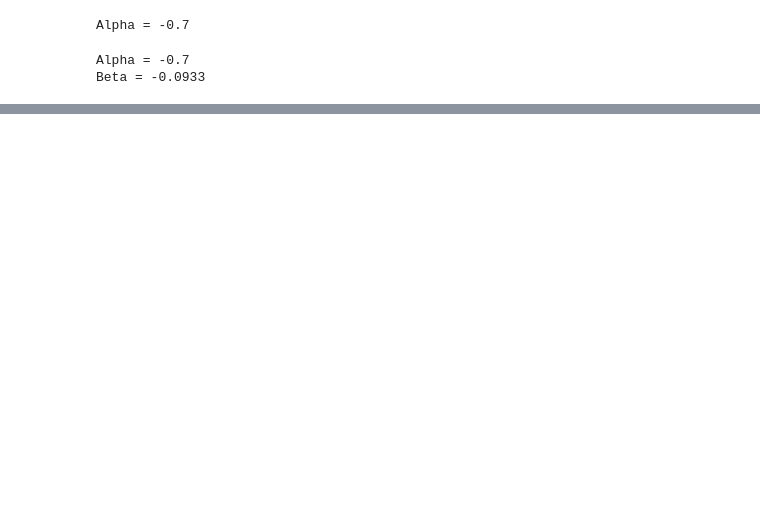
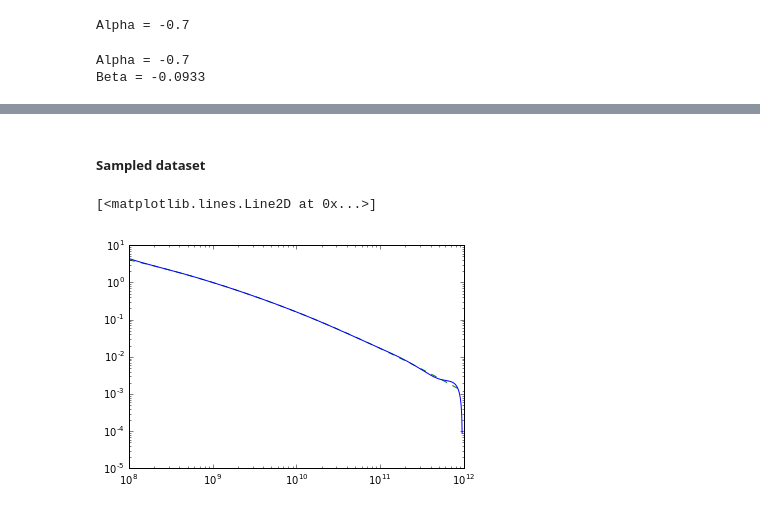
Before and after one commit to bennahugo/algorithm_notebooks, a Jupyter notebook: Taylor expansion vs Cyril expansion.ipynb, the cells around one changed output, grey strips where cells are left out. Drawn from its saved outputs; the diff is of its cells as text; code cells hidden in the pictures; blank space fills up the shorter version.

```diff
--- a/Taylor expansion vs Cyril expansion.ipynb
+++ b/Taylor expansion vs Cyril expansion.ipynb
@@ -66,0 +184,8 @@ Beta = -0.0933
+# %% [markdown]
+##### Sampled dataset
+# %%
+plt.loglog(freq,spectrum2,"g--",ms=0.5)
+plt.loglog(freq,CTfit2)
+# %% [output]
+[<matplotlib.lines.Line2D at 0x...>]
+[figure, added]
```
Also changed, not shown: parts of 29 cells of this notebook.
